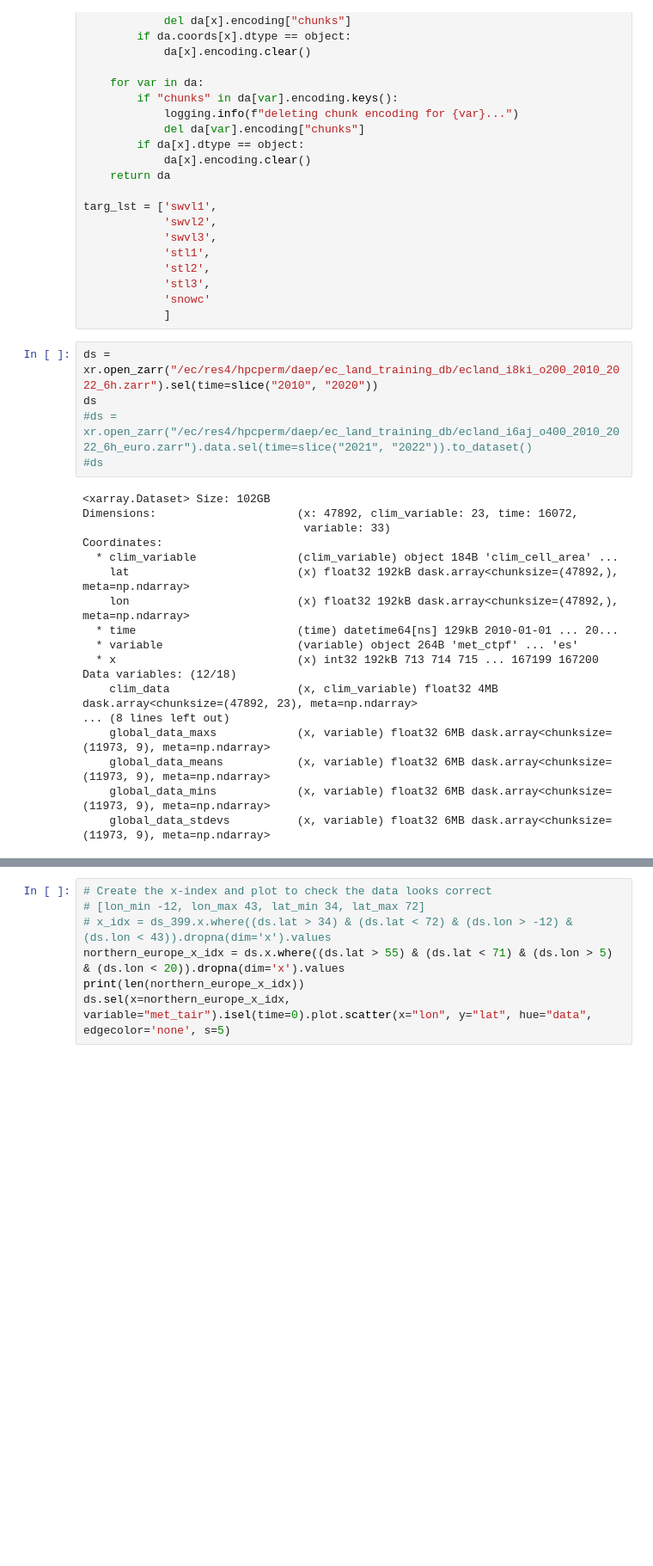
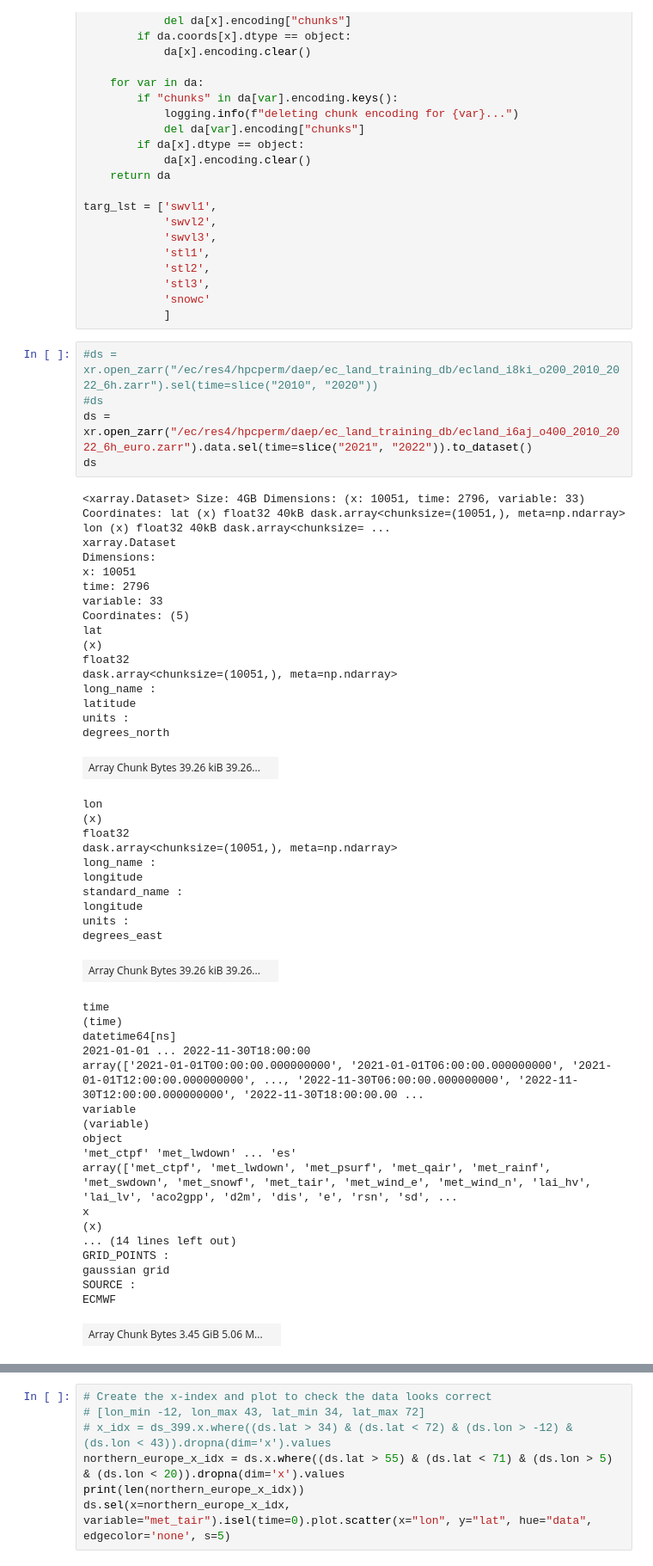
Before and after one commit to MWesselkamp/forecast-horizons, a Jupyter notebook: ecland-emulator/notebooks/zarr_database.ipynb, the cells around one changed output, grey strips where cells are left out. Shown: that part at 86% size. Cells and saved outputs as stored; diff of their text form; blank space fills up the shorter version.

Commit message:
added station data

```diff
--- a/ecland-emulator/zarr_database.ipynb
+++ b/ecland-emulator/notebooks/zarr_database.ipynb
@@ -34,25 +34,53 @@ targ_lst = ['swvl1',
             'snowc'
             ]
 # %%
-ds = xr.open_zarr("/ec/res4/hpcperm/daep/ec_land_training_db/ecland_i8ki_o200_2010_2022_6h.zarr").sel(time=slice("2010", "2020"))
+#ds = xr.open_zarr("/ec/res4/hpcperm/daep/ec_land_training_db/ecland_i8ki_o200_2010_2022_6h.zarr").sel(time=slice("2010", "2020"))
+#ds
+ds = xr.open_zarr("/ec/res4/hpcperm/daep/ec_land_training_db/ecland_i6aj_o400_2010_2022_6h_euro.zarr").data.sel(time=slice("2021", "2022")).to_dataset()
 ds
-#ds = xr.open_zarr("/ec/res4/hpcperm/daep/ec_land_training_db/ecland_i6aj_o400_2010_2022_6h_euro.zarr").data.sel(time=slice("2021", "2022")).to_dataset()
-#ds
 # %% [output]
-<xarray.Dataset> Size: 102GB
-Dimensions:                     (x: 47892, clim_variable: 23, time: 16072,
-                                 variable: 33)
-Coordinates:
-  * clim_variable               (clim_variable) object 184B 'clim_cell_area' ...
-    lat                         (x) float32 192kB dask.array<chunksize=(47892,), meta=np.ndarray>
-    lon                         (x) float32 192kB dask.array<chunksize=(47892,), meta=np.ndarray>
-  * time                        (time) datetime64[ns] 129kB 2010-01-01 ... 20...
-  * variable                    (variable) object 264B 'met_ctpf' ... 'es'
-  * x                           (x) int32 192kB 713 714 715 ... 167199 167200
-Data variables: (12/18)
-    clim_data                   (x, clim_variable) float32 4MB dask.array<chunksize=(47892, 23), meta=np.ndarray>
-... (8 lines left out)
-    global_data_maxs            (x, variable) float32 6MB dask.array<chunksize=(11973, 9), meta=np.ndarray>
-    global_data_means           (x, variable) float32 6MB dask.array<chunksize=(11973, 9), meta=np.ndarray>
-    global_data_mins            (x, variable) float32 6MB dask.array<chunksize=(11973, 9), meta=np.ndarray>
-    global_data_stdevs          (x, variable) float32 6MB dask.array<chunksize=(11973, 9), meta=np.ndarray>
+<xarray.Dataset> Size: 4GB Dimensions: (x: 10051, time: 2796, variable: 33) Coordinates: lat (x) float32 40kB dask.array<chunksize=(10051,), meta=np.ndarray> lon (x) float32 40kB dask.array<chunksize= ...
+xarray.Dataset
+Dimensions:
+x: 10051
+time: 2796
+variable: 33
+Coordinates: (5)
+lat
+(x)
+float32
+dask.array<chunksize=(10051,), meta=np.ndarray>
+long_name :
+latitude
+units :
+degrees_north
+| Array Chunk Bytes 39.26 kiB 39.26... |  |
+lon
+(x)
+float32
+dask.array<chunksize=(10051,), meta=np.ndarray>
+long_name :
+longitude
+standard_name :
+longitude
+units :
+degrees_east
+| Array Chunk Bytes 39.26 kiB 39.26... |  |
+time
+(time)
+datetime64[ns]
+2021-01-01 ... 2022-11-30T18:00:00
+array(['2021-01-01T00:00:00.000000000', '2021-01-01T06:00:00.000000000', '2021-01-01T12:00:00.000000000', ..., '2022-11-30T06:00:00.000000000', '2022-11-30T12:00:00.000000000', '2022-11-30T18:00:00.00 ...
+variable
+(variable)
+object
+'met_ctpf' 'met_lwdown' ... 'es'
+array(['met_ctpf', 'met_lwdown', 'met_psurf', 'met_qair', 'met_rainf', 'met_swdown', 'met_snowf', 'met_tair', 'met_wind_e', 'met_wind_n', 'lai_hv', 'lai_lv', 'aco2gpp', 'd2m', 'dis', 'e', 'rsn', 'sd', ...
+x
+(x)
+... (14 lines left out)
+GRID_POINTS :
+gaussian grid
+SOURCE :
+ECMWF
+| Array Chunk Bytes 3.45 GiB 5.06 M... |  |
```
Also changed, not shown: parts of 4 cells of this notebook, 11 other files.
